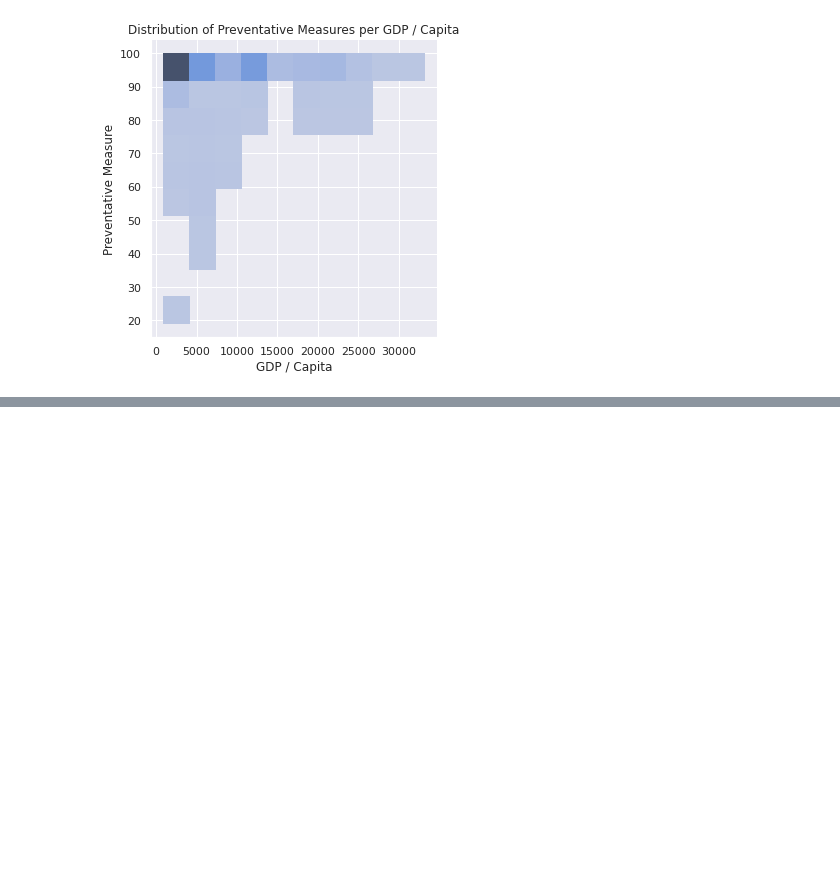
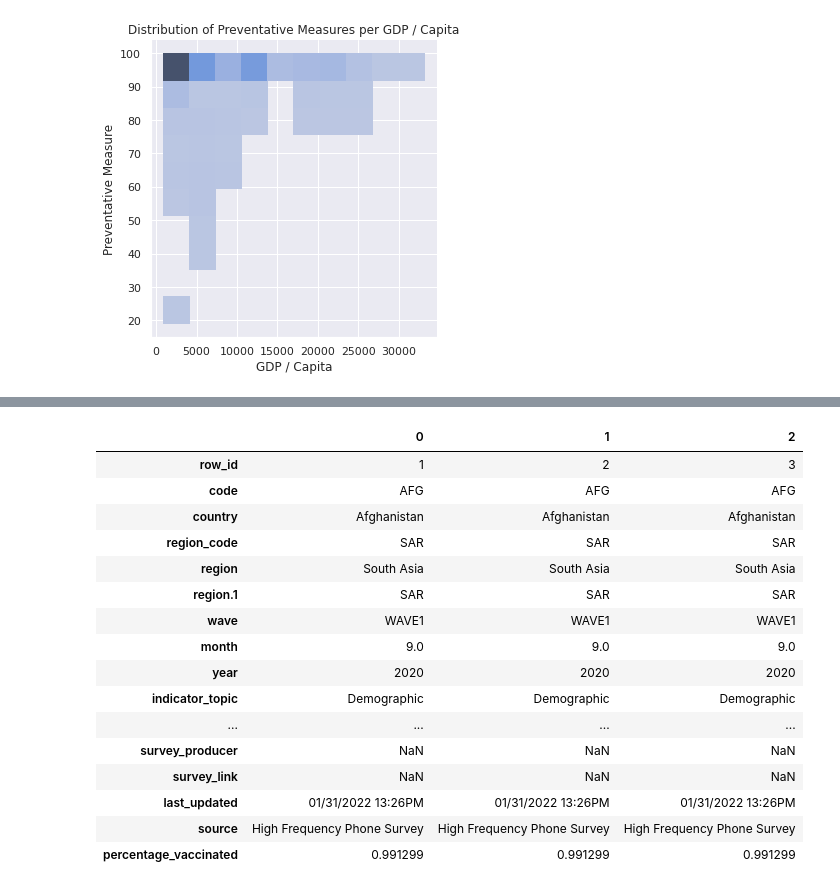
Before and after one commit to asrospie/covid_housing_eda, a Jupyter notebook: DSE_6000_Final_Project.ipynb, the cells around one changed output, grey strips where cells are left out. Drawn from its saved outputs; the diff is of its cells as text; code cells hidden in the pictures; blank space fills up the shorter version.

```diff
--- a/DSE_6000_Final_Project.ipynb
+++ b/DSE_6000_Final_Project.ipynb
@@ -131,3 +137,25 @@ relation.style.format("{:.2%}")
+# %%
+df.columns
+
+df.head(3).transpose()
+# %% [output]
+|  | 0 | 1 | 2 |
+| row_id | 1 | 2 | 3 |
+| code | AFG | AFG | AFG |
+| country | Afghanistan | Afghanistan | Afghanistan |
+| region_code | SAR | SAR | SAR |
+| region | South Asia | South Asia | South Asia |
+| region.1 | SAR | SAR | SAR |
+| wave | WAVE1 | WAVE1 | WAVE1 |
+| month | 9.0 | 9.0 | 9.0 |
+| year | 2020 | 2020 | 2020 |
+| indicator_topic | Demographic | Demographic | Demographic |
+| ... | ... | ... | ... |
+| survey_producer | NaN | NaN | NaN |
+| survey_link | NaN | NaN | NaN |
+| last_updated | 01/31/2022 13:26PM | 01/31/2022 13:26PM | 01/31/2022 13:26PM |
+| source | High Frequency Phone Survey | High Frequency Phone Survey | High Frequency Phone Survey |
+| percentage_vaccinated | 0.991299 | 0.991299 | 0.991299 |
 # %%
 #TODO
 
```
Also changed, not shown: parts of 1 cell of this notebook.
